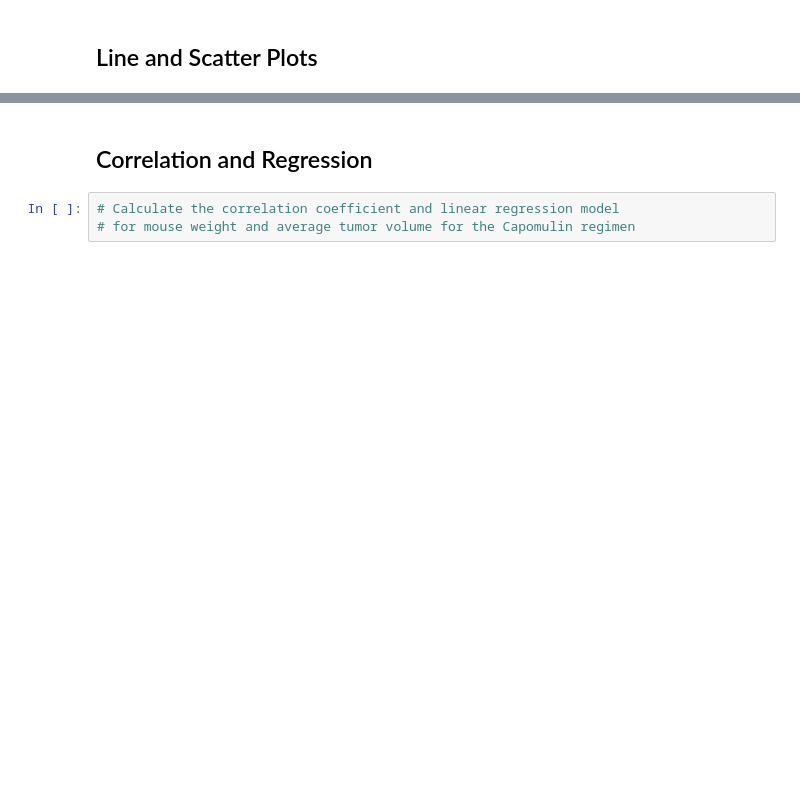
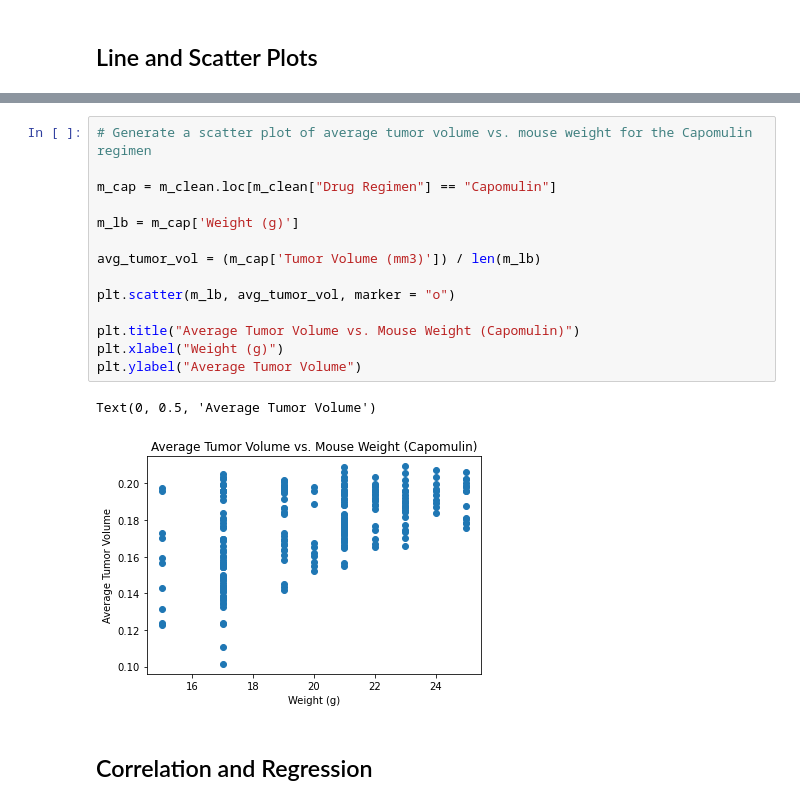
Before and after one commit to jtell32/Matplotlib-challenge, a Jupyter notebook: pymaceuticals.ipynb, the cells around one changed output, grey strips where cells are left out. Cells and saved outputs as stored; diff of their text form; blank space fills up the shorter version.

```diff
--- a/pymaceuticals.ipynb
+++ b/pymaceuticals.ipynb
@@ -273,5 +331,19 @@ tumor_vol
+# %%
+# Generate a scatter plot of average tumor volume vs. mouse weight for the Capomulin regimen
+
+m_cap = m_clean.loc[m_clean["Drug Regimen"] == "Capomulin"]
+
+m_lb = m_cap['Weight (g)']
+
+avg_tumor_vol = (m_cap['Tumor Volume (mm3)']) / len(m_lb)
+
+plt.scatter(m_lb, avg_tumor_vol, marker = "o")
+
+plt.title("Average Tumor Volume vs. Mouse Weight (Capomulin)")
+plt.xlabel("Weight (g)")
+plt.ylabel("Average Tumor Volume")
+# %% [output]
+Text(0, 0.5, 'Average Tumor Volume')
+[figure, added]
 # %% [markdown]
 ## Correlation and Regression
-# %%
-# Calculate the correlation coefficient and linear regression model
-# for mouse weight and average tumor volume for the Capomulin regimen
```
Also changed, not shown: parts of 12 cells of this notebook.
